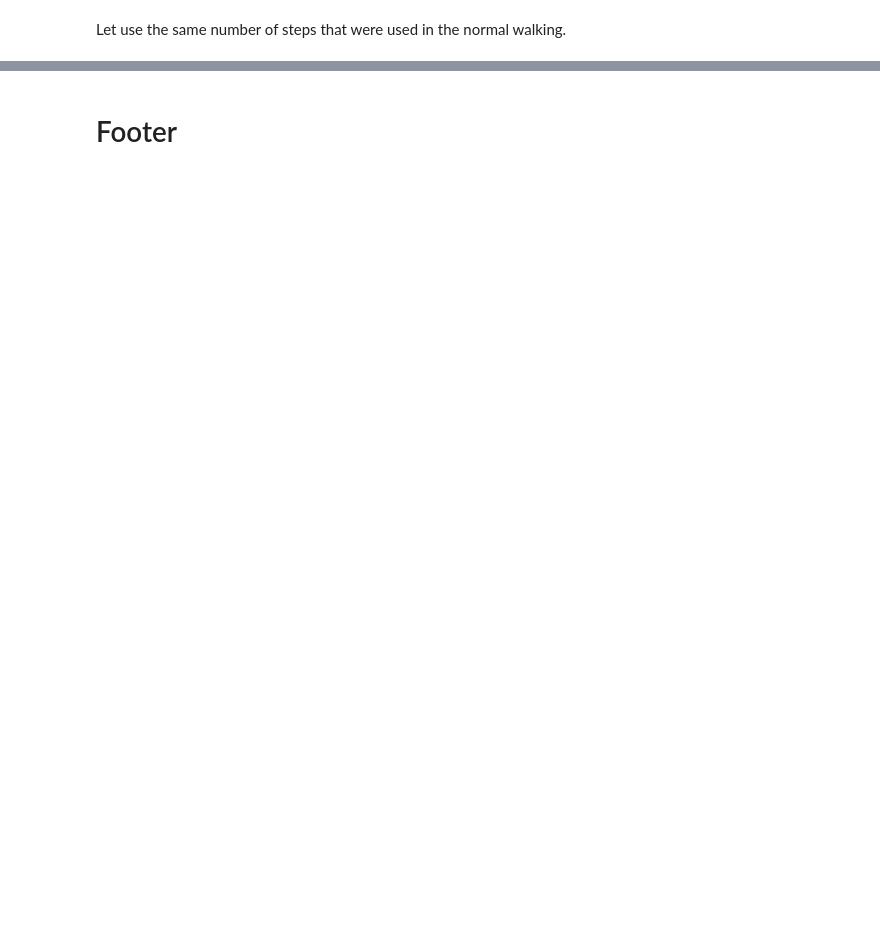
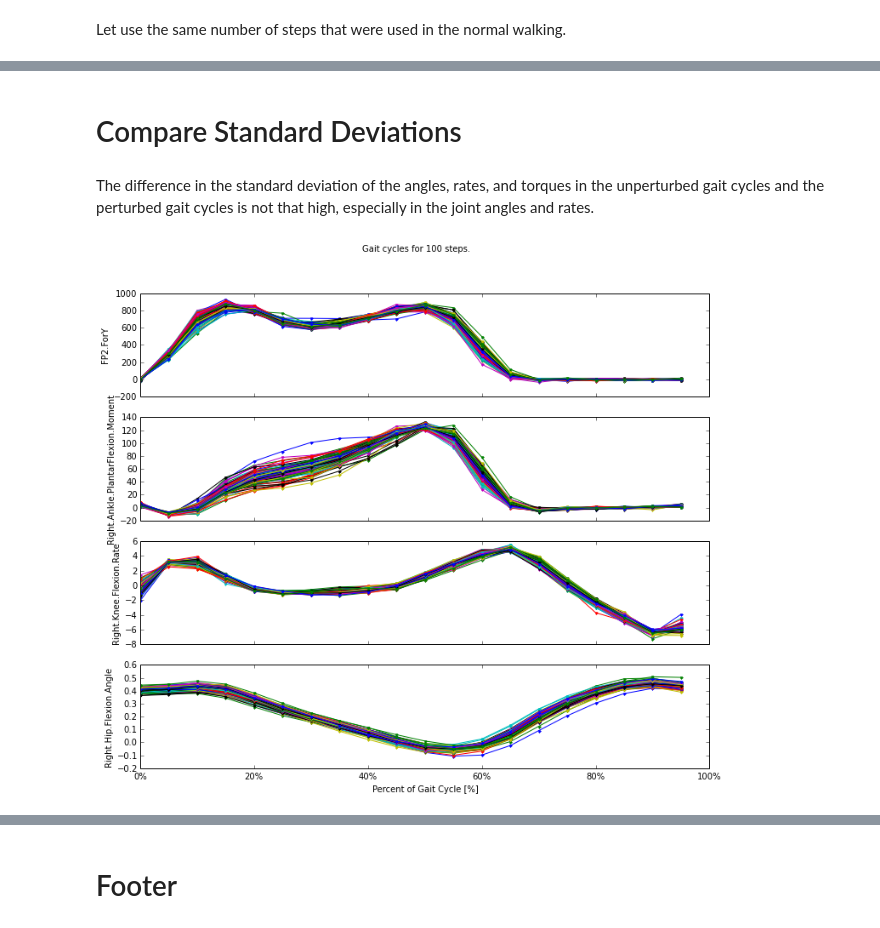
Before and after one commit to csu-hmc/gait-control-direct-id-paper, a Jupyter notebook: notebooks/compare_perturbed_to_normal.ipynb, the cells around one changed output, grey strips where cells are left out. Saved outputs shown, nothing was run; the diff lists cells and outputs as text; code cells hidden in the pictures; blank space fills up the shorter version.

Commit message:
Added comparison plots of joint angles, rates, and torques.

```diff
--- a/notebooks/compare_perturbed_to_normal.ipynb
+++ b/notebooks/compare_perturbed_to_normal.ipynb
@@ -160,0 +169,13 @@ Generating gain plot.
+# %% [markdown]
+# Compare Standard Deviations
+# %% [markdown]
+The difference in the standard deviation of the angles, rates, and torques in the unperturbed gait cycles and the perturbed gait cycles is not that high, especially in the joint angles and rates.
+# %%
+variables = ['FP2.ForY',
+             'Right.Ankle.PlantarFlexion.Moment',
+             'Right.Knee.Flexion.Rate',
+             'Right.Hip.Flexion.Angle']
+# %%
+axes = plot_steps(normal_steps, *variables, mean=False, marker='.')
+# %% [output]
+[figure, added]
```
Also changed, not shown: parts of 28 cells of this notebook, 1 other file.
